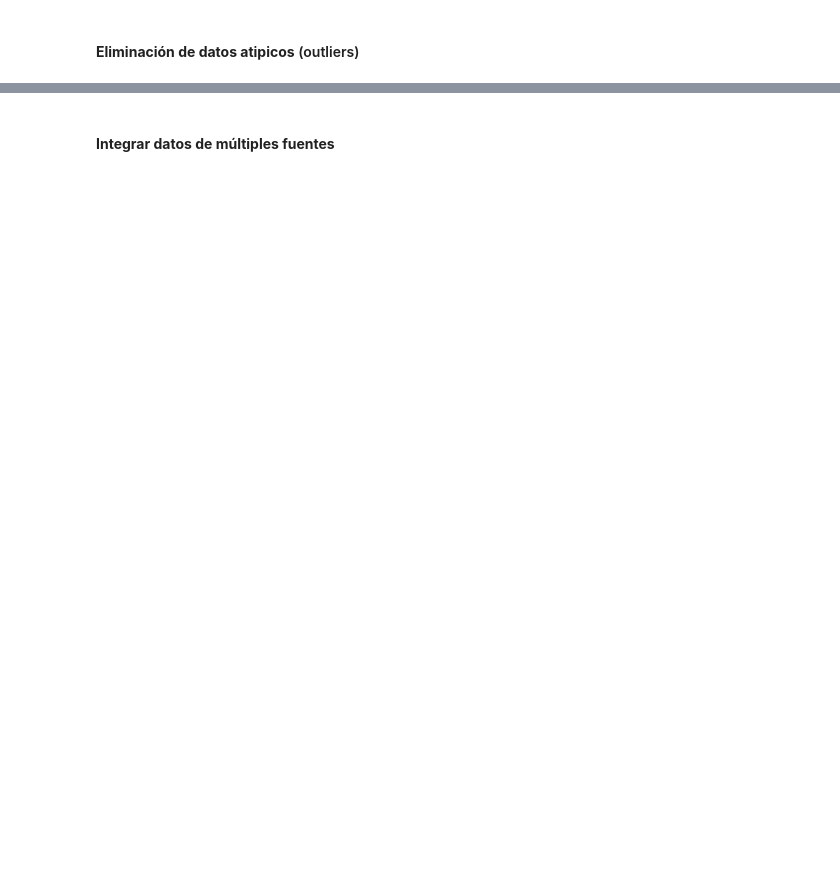
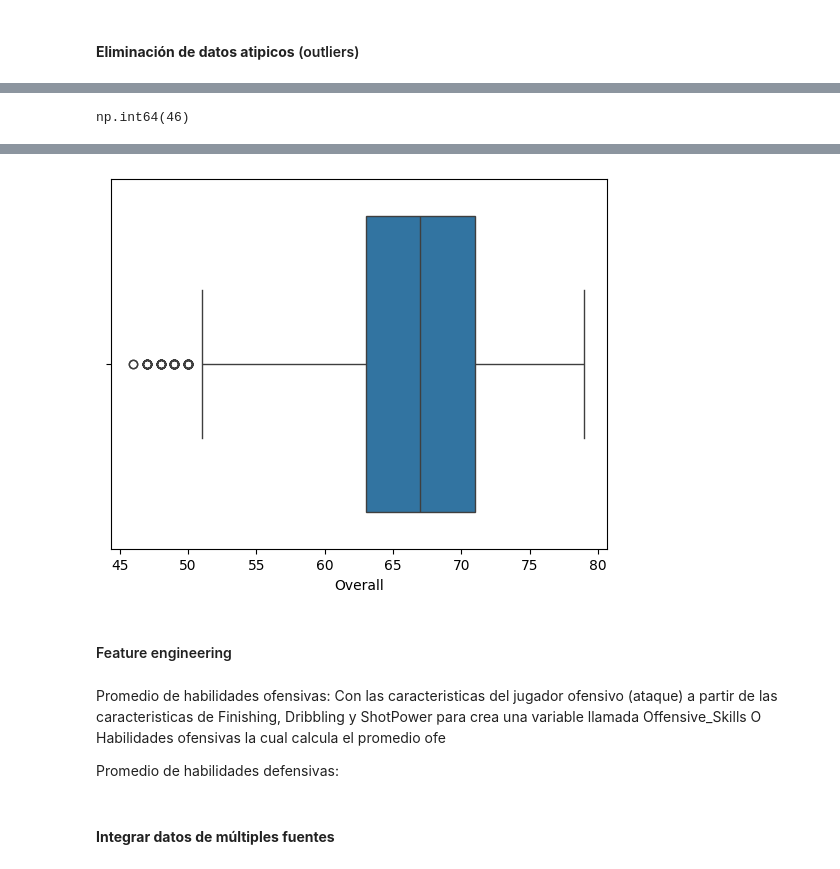
Before and after one commit to BrandonLCC/FIFA_ML_Kedro, a Jupyter notebook: machine-learning-project/notebooks/3_Data_Preparation.ipynb, the cells around one changed output, grey strips where cells are left out. Drawn from its saved outputs; the diff is of its cells as text; code cells hidden in the pictures; blank space fills up the shorter version.

```diff
--- a/machine-learning-project/notebooks/3_Data_Preparation.ipynb
+++ b/machine-learning-project/notebooks/3_Data_Preparation.ipynb
@@ -36,0 +91,6 @@ FIFA22_df.shape
+# %%
+FIFA22_df.drop(FIFA22_df[FIFA22_df['Overall'] <=44 ].index, inplace=True) # ver si se elimina o no
+FIFA22_df.shape
+sns.boxplot(x=FIFA22_df['Overall'])
+FIFA22_df['Overall'].min()
+# %% [output]
@@ -36,0 +98 @@ FIFA22_df.shape
+np.int64(46)
@@ -36,0 +100,7 @@ FIFA22_df.shape
+[figure, added]
+# %% [markdown]
+#### Feature engineering
+# %% [markdown]
+Promedio de habilidades ofensivas: Con las caracteristicas del jugador ofensivo (ataque) a partir de las caracteristicas de Finishing, Dribbling y ShotPower para  crea una variable llamada Offensive_Skills O Habilidades ofensivas la cual calcula el promedio ofe
+
+Promedio de habilidades defensivas:
```
Also changed, not shown: parts of 12 cells of this notebook, 1 other file.
